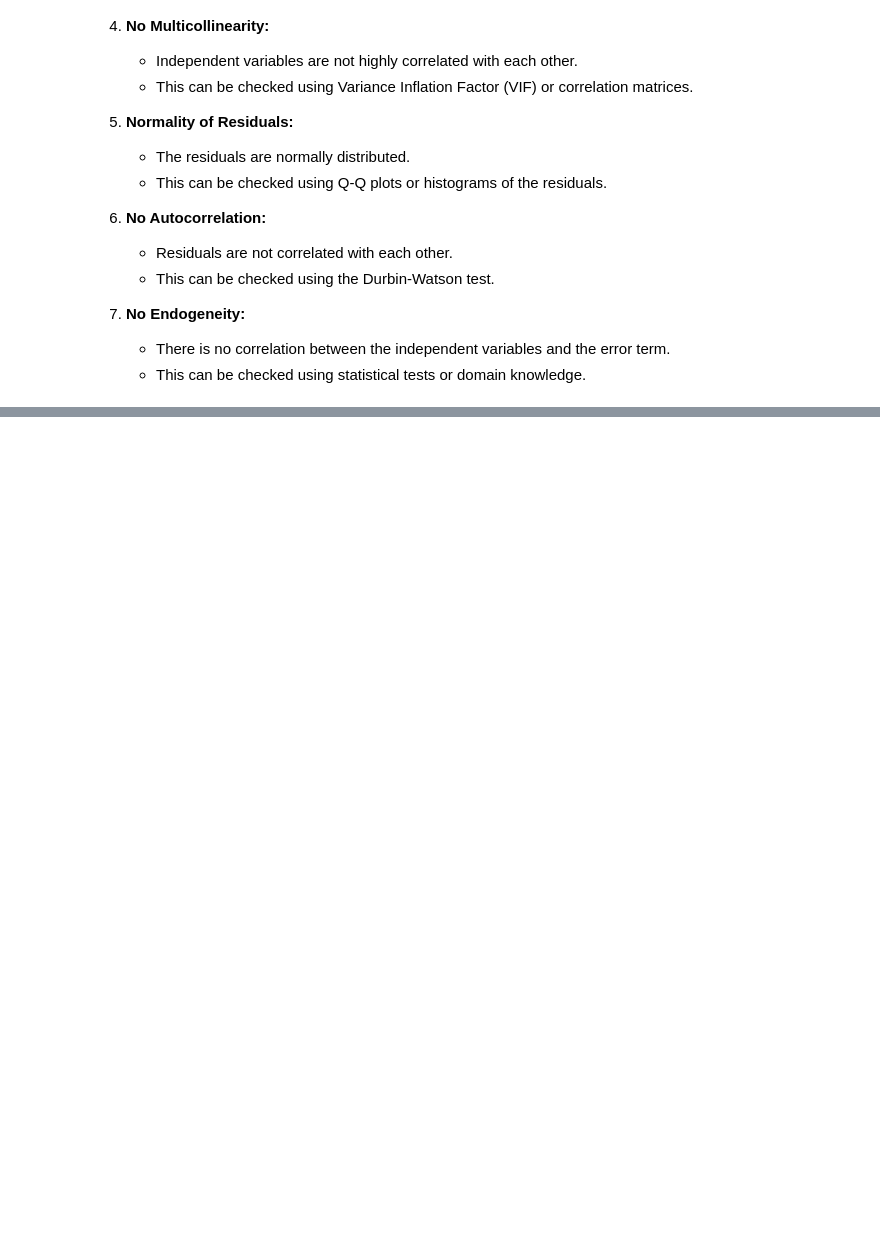
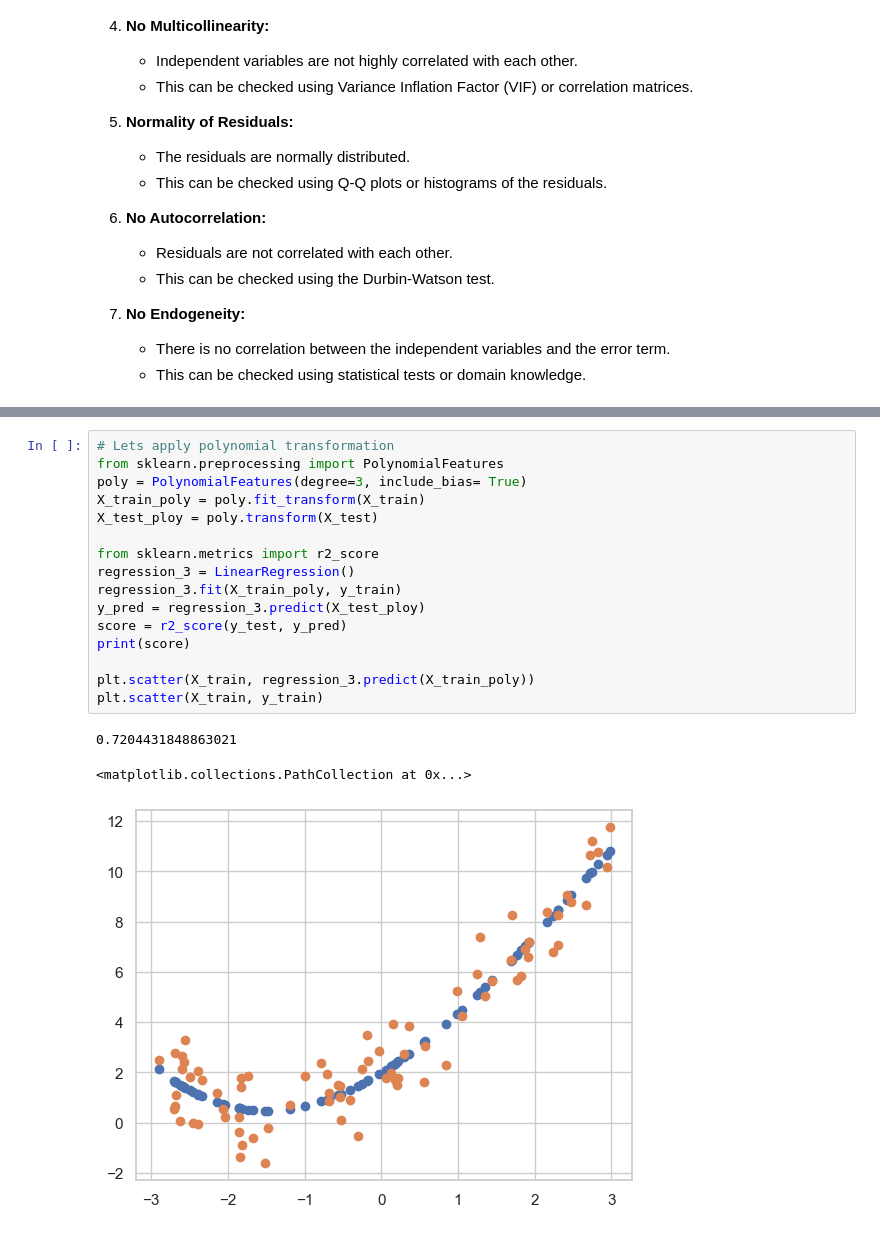
Before and after one commit to DhruTewa/Machine_Learning_Algorithm_Implementation, a Jupyter notebook: Notebooks/Linear_Regression.ipynb, the cells around one changed output, grey strips where cells are left out. Saved outputs shown, nothing was run; the diff lists cells and outputs as text; blank space fills up the shorter version.

```diff
--- a/Notebooks/Linear_Regression.ipynb
+++ b/Notebooks/Linear_Regression.ipynb
@@ -611,0 +681,20 @@ Where:
+# %%
+# Lets apply polynomial transformation
+from sklearn.preprocessing import PolynomialFeatures
+poly = PolynomialFeatures(degree=3, include_bias= True)
+X_train_poly = poly.fit_transform(X_train)
+X_test_ploy = poly.transform(X_test)
+
+from sklearn.metrics import r2_score
+regression_3 = LinearRegression()
+regression_3.fit(X_train_poly, y_train)
+y_pred = regression_3.predict(X_test_ploy)
+score = r2_score(y_test, y_pred)
+print(score)
+
+plt.scatter(X_train, regression_3.predict(X_train_poly))
+plt.scatter(X_train, y_train)
+# %% [output]
+0.7204431848863021
+<matplotlib.collections.PathCollection at 0x...>
+[figure, added]
```
Also changed, not shown: parts of 11 cells of this notebook.
